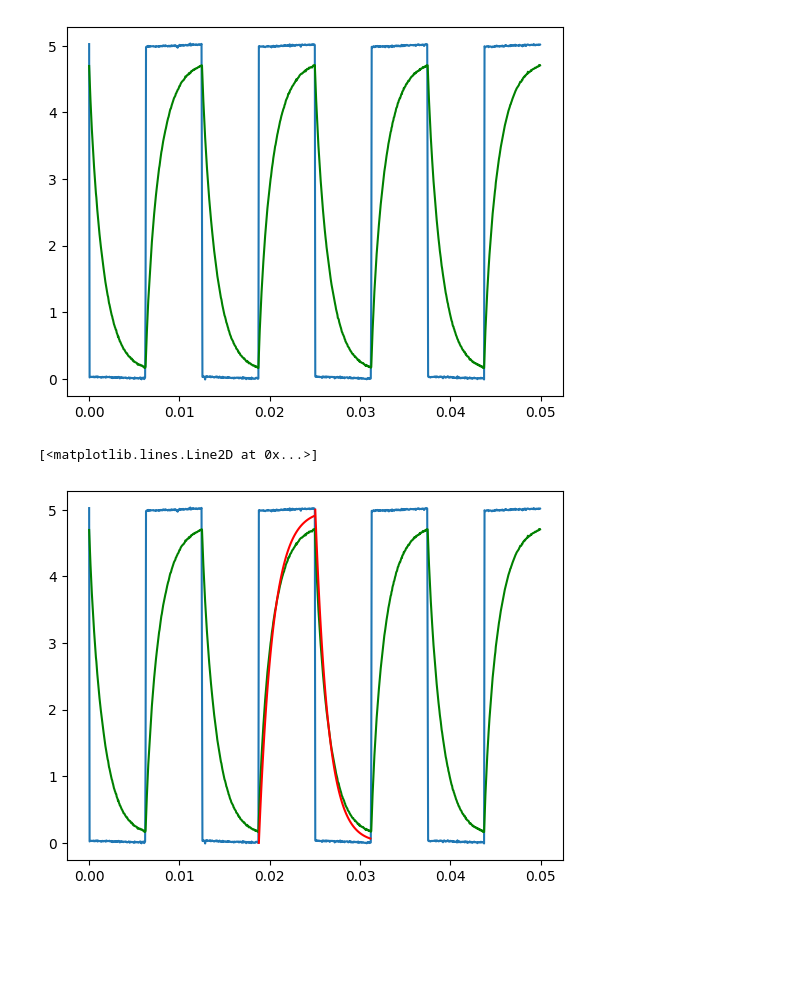
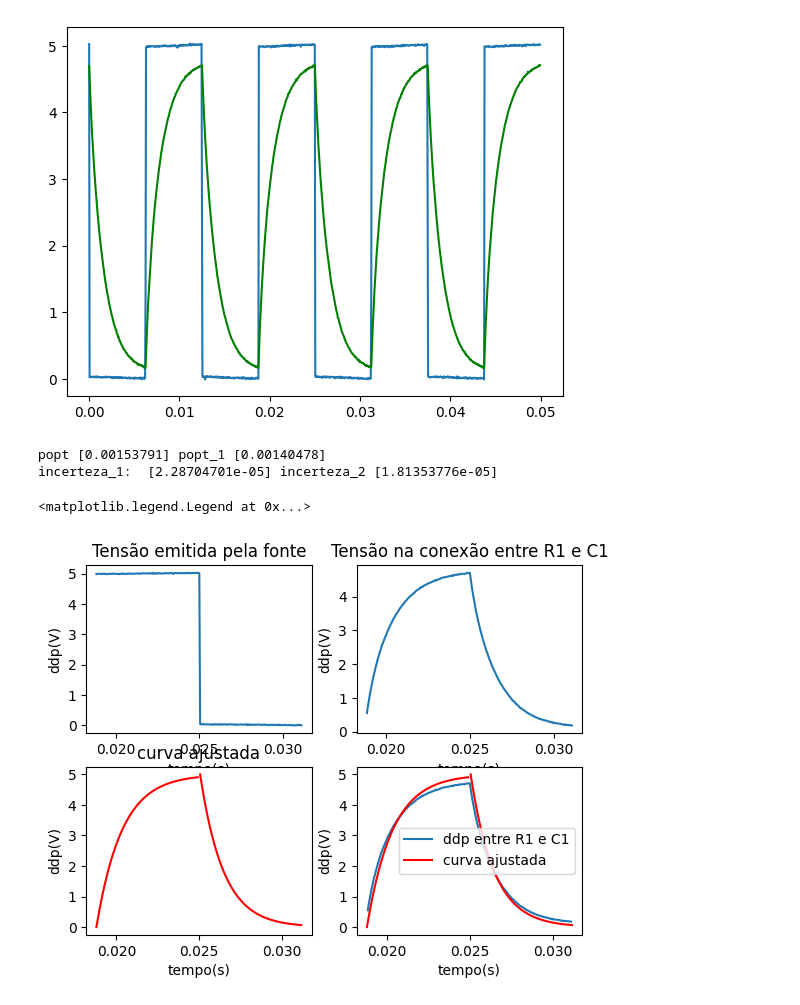
Before and after one commit to rick0110/LabFisica, a Jupyter notebook: pratica_2/data_analysis.ipynb, the cells around one changed output. Drawn from its saved outputs; the diff is of its cells as text; code cells hidden in the pictures; blank space fills up the shorter version.

```diff
--- a/pratica_2/data_analysis.ipynb
+++ b/pratica_2/data_analysis.ipynb
@@ -106,7 +141,7 @@ plt.plot(data_df["Time(s)"], data_df["ddp_capacitor"], label="CH1", color="green
 [figure]
 # %%
 def func(t, T):
-    return 5*(1 - np.exp((-1/(10000*T))*t))
+    return 5*(1 - np.exp((-1/(T))*t))
 x_data = data_df['Time(s)'][(data_df["Time(s)"] > 0.018765) & (data_df["Time(s)"] < 0.024950)]
 x_data_aj = x_data - x_data.min()
 y_data = data_df.loc[x_data.index.tolist(), 'ddp_capacitor']
@@ -114,17 +149,53 @@ popt, pcov = curve_fit(func, x_data_aj, y_data)
 
 
 def func_1(t, T):
-    return 5*(np.exp(-(1/(10000*T))*t))
+    return 5*(np.exp(-(1/(T))*t))
 x_data_1 = data_df['Time(s)'][(data_df["Time(s)"] > 0.025020) & (data_df["Time(s)"] < 0.031200)]
 x_data_aj_1 = x_data_1 - x_data_1.min()
 y_data_1 = data_df.loc[x_data_1.index.tolist(), 'ddp_capacitor']
 popt_1, pcov_1 = curve_fit(func_1, x_data_aj_1, y_data_1)
+
+
+perr = np.sqrt(np.diag(pcov))
+perr_1 = np.sqrt(np.diag(pcov_1))
+print('popt', popt, 'popt_1', popt_1)
+print("incerteza_1: ", perr, 'incerteza_2',  perr_1)
+# %% [output]
+popt [0.00153791] popt_1 [0.00140478]
+incerteza_1:  [2.28704701e-05] incerteza_2 [1.81353776e-05]
-# %%
-#0.025012    0.031200
-plt.plot(data_df["Time(s)"], data_df["ddp_square_wave"], label="CH2")
-plt.plot(data_df["Time(s)"], data_df["ddp_capacitor"], label="CH1", color="green")
-plt.plot(x_data, func(x_data_aj, *popt), color='red')
-plt.plot(x_data_1, func_1(x_data_aj_1, *popt_1), color='red')
-# %% [output]
-[<matplotlib.lines.Line2D at 0x...>]
-[figure, removed]
+# %%
+#0.025012    0.031200
+plt.figure()
+
+
+plt.subplot(2, 2, 1)
+plt.plot(data_df["Time(s)"][(data_df["Time(s)"] > x_data.min()) & (data_df["Time(s)"] < x_data_1.max())], data_df["ddp_square_wave"].iloc[data_df["Time(s)"][(data_df["Time(s)"] > x_data.min()) & (data_df["Time(s)"] < x_data_1.max())].index.tolist()], label="CH2")
+
+#plt.plot(data_df["Time(s)"][(data_df["Time(s)"] > 0.018765) & (data_df["Time(s)"] < 0.031200)], data_df["ddp_square_wave"].iloc[data_df["Time(s)"][(data_df["Time(s)"] > 0.018765) & (data_df["Time(s)"] < 0.031200)].index.tolist()], label="CH2")
+plt.xlabel('tempo(s)')
+plt.ylabel('ddp(V)')
+plt.title('Tensão emitida pela fonte')
+
+plt.subplot(2, 2, 2)
+plt.plot(data_df["Time(s)"][(data_df["Time(s)"] > x_data.min()) & (data_df["Time(s)"] < x_data_1.max())], data_df["ddp_capacitor"].iloc[data_df["Time(s)"][(data_df["Time(s)"] > x_data.min()) & (data_df["Time(s)"] < x_data_1.max())].index.tolist()], label="CH2")
+plt.xlabel('tempo(s)')
+plt.ylabel('ddp(V)')
+plt.title('Tensão na conexão entre R1 e C1')
+
+plt.subplot(2, 2, 3)
+plt.plot(x_data, func(x_data_aj, *popt), color='red', label='curva ajustada' )
+plt.plot(x_data_1, func_1(x_data_aj_1, *popt_1), color='red', label="curva ajustada")
+plt.xlabel('tempo(s)')
+plt.ylabel('ddp(V)')
+plt.title('curva ajustada')
+
+plt.subplot(2, 2, 4)
+plt.plot(data_df["Time(s)"][(data_df["Time(s)"] > x_data.min()) & (data_df["Time(s)"] < x_data_1.max())], data_df["ddp_capacitor"].iloc[data_df["Time(s)"][(data_df["Time(s)"] > x_data.min()) & (data_df["Time(s)"] < x_data_1.max())].index.tolist()], label="ddp entre R1 e C1")
+plt.plot(x_data, func(x_data_aj, *popt), color='red', label='curva ajustada' )
+plt.plot(x_data_1, func_1(x_data_aj_1, *popt_1), color='red')
+plt.xlabel('tempo(s)')
+plt.ylabel('ddp(V)')
+plt.legend()
+# %% [output]
+<matplotlib.legend.Legend at 0x...>
+[figure, added]
```
Also changed, not shown: parts of 5 cells of this notebook, 5 other files.
